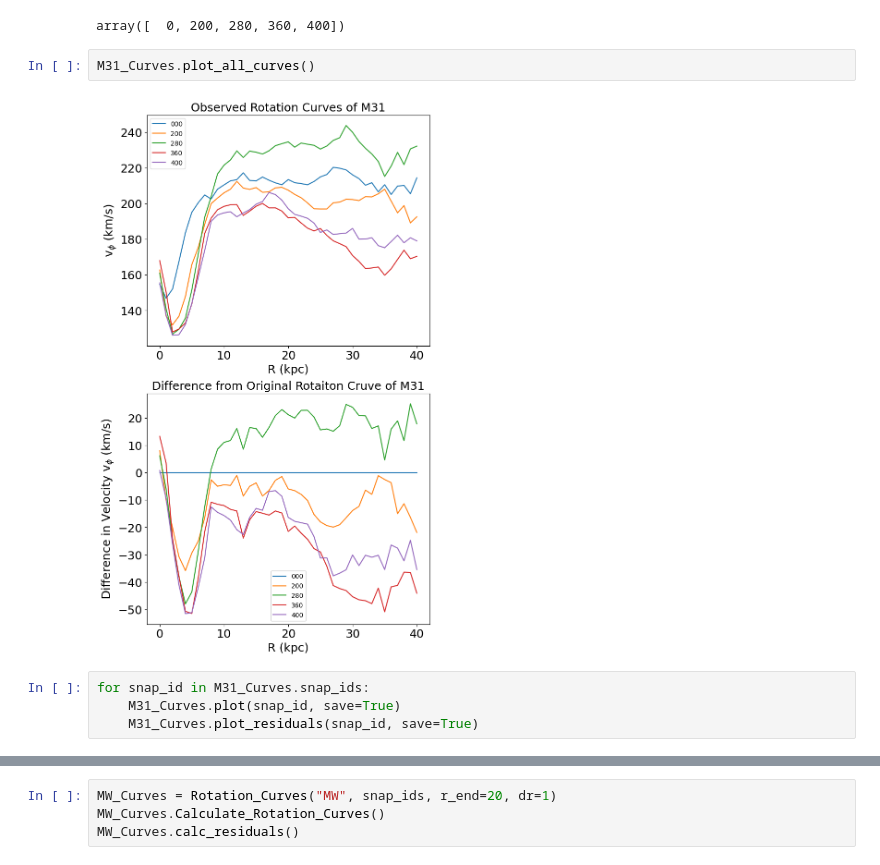
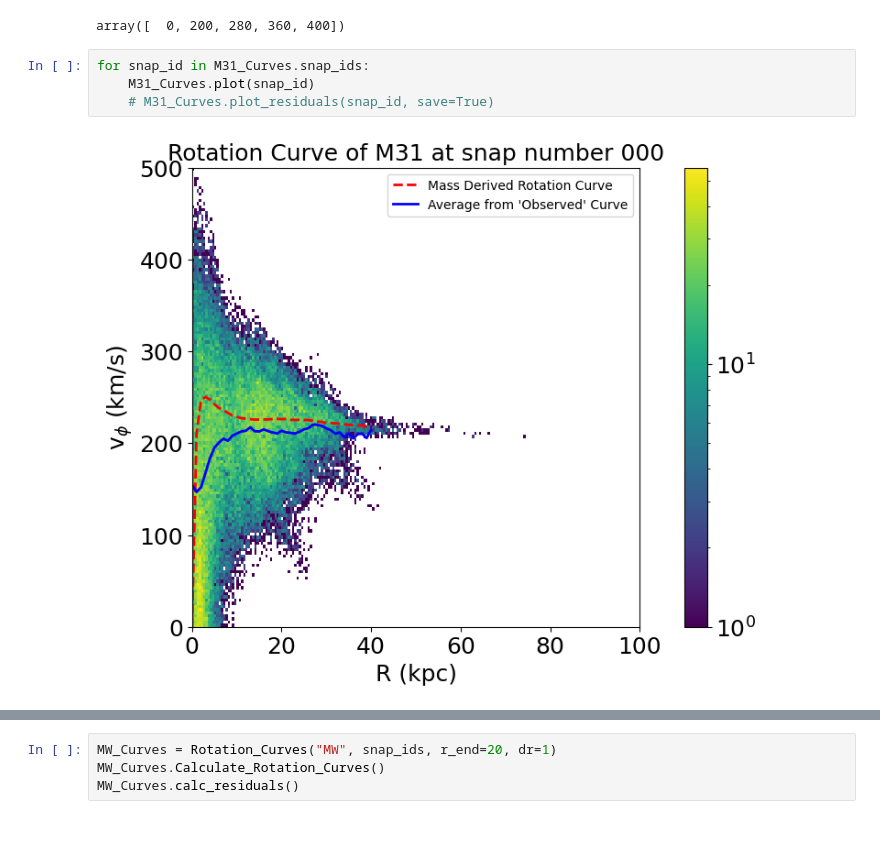
Before and after one commit to coltonq112358/ASTR400B, a Jupyter notebook: ResearchAssignments/ResearchAssignment5/Rotation_Curve_Evolution.ipynb, the cells around one changed output, grey strips where cells are left out. Saved outputs shown, nothing was run; the diff lists cells and outputs as text; blank space fills up the shorter version.

```diff
--- a/ResearchAssignments/ResearchAssignment5/Rotation_Curve_Evolution.ipynb
+++ b/ResearchAssignments/ResearchAssignment5/Rotation_Curve_Evolution.ipynb
@@ -320,11 +322,9 @@ M31_Curves.plot_all_curves()
 M31_Curves.snap_ids
 # %% [output]
 array([  0, 200, 280, 360, 400])
-# %%
-M31_Curves.plot_all_curves()
-# %% [output]
-[figure, removed]
 # %%
 for snap_id in M31_Curves.snap_ids:
-    M31_Curves.plot(snap_id, save=True)
-    M31_Curves.plot_residuals(snap_id, save=True)
+    M31_Curves.plot(snap_id)
+    # M31_Curves.plot_residuals(snap_id, save=True)
+# %% [output]
+[figure, added]
```
Also changed, not shown: parts of 6 cells of this notebook.
